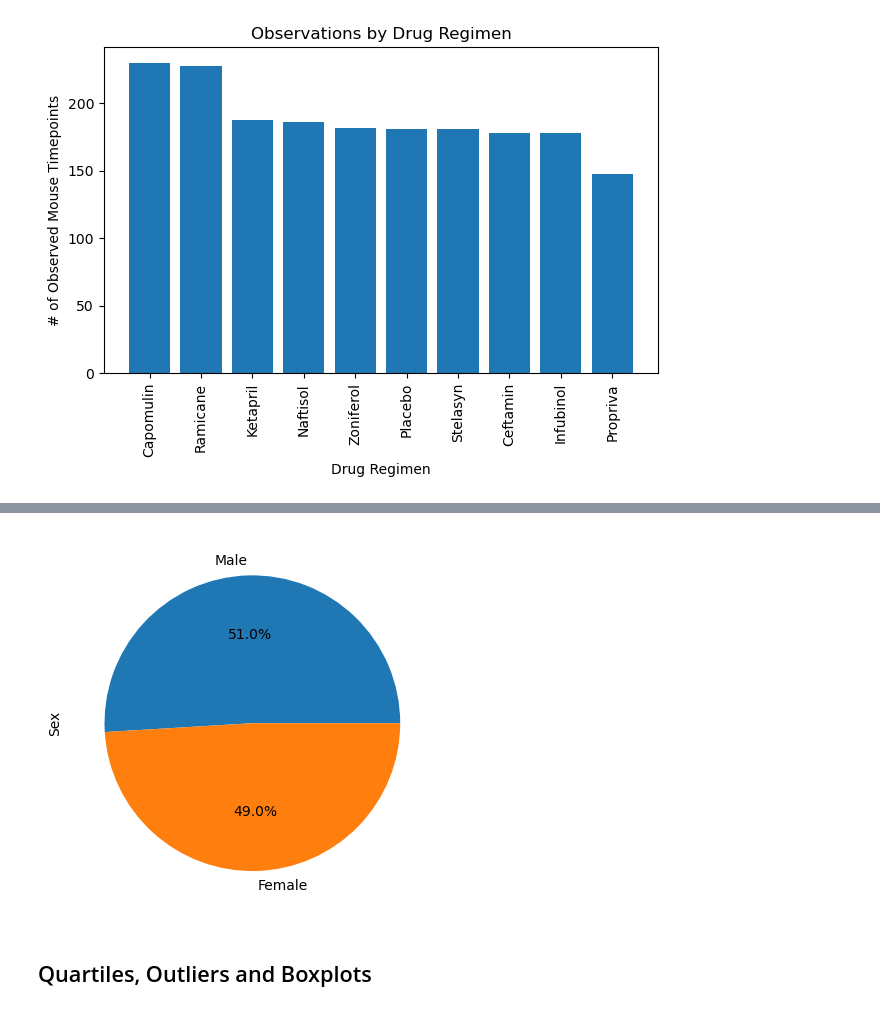
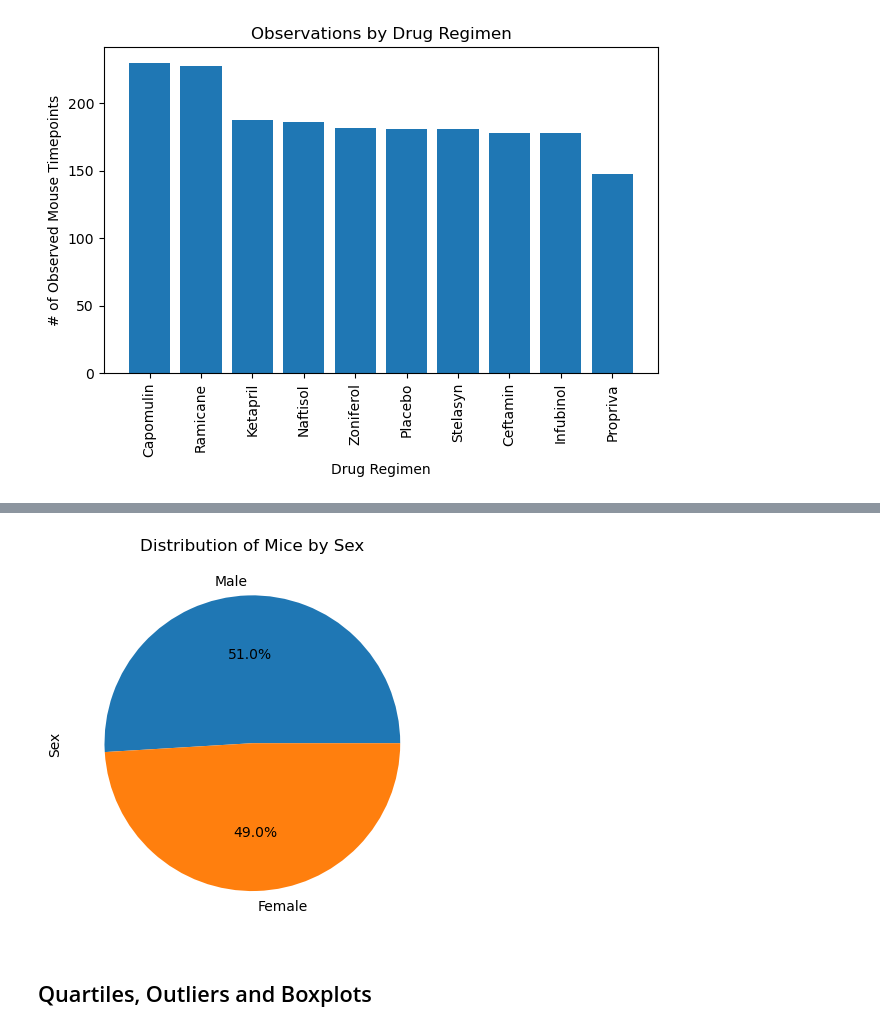
Before and after one commit to john-a-ellis/matplotlib-challenge, a Jupyter notebook: Pymaceuticals/pymaceuticals_starter.ipynb, the cells around one changed output, grey strips where cells are left out. Saved outputs shown, nothing was run; the diff lists cells and outputs as text; code cells hidden in the pictures.

```diff
--- a/Pymaceuticals/pymaceuticals_starter.ipynb
+++ b/Pymaceuticals/pymaceuticals_starter.ipynb
@@ -174,10 +174,11 @@ plt.show()
 # %%
 # Generate a pie plot showing the distribution of female versus male mice using pyplot
 plt.pie(pie_data, autopct='%1.1f%%', labels=pie_data.index)
+plt.title('Distribution of Mice by Sex')
 plt.ylabel('Sex')
 plt.show()
 # %% [output]
-[figure, old version]
+[figure, new version]
 # %% [markdown]
 ## Quartiles, Outliers and Boxplots
 # %%
```
Also changed, not shown: parts of 3 cells of this notebook.
